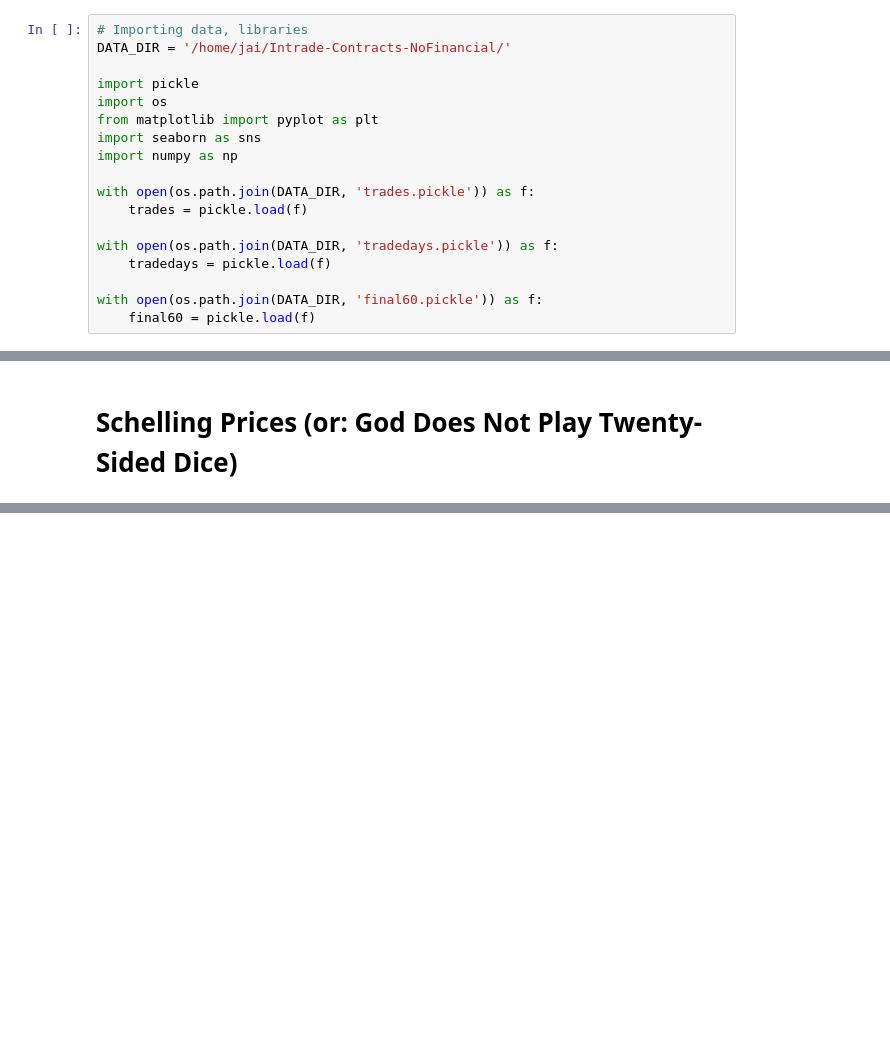
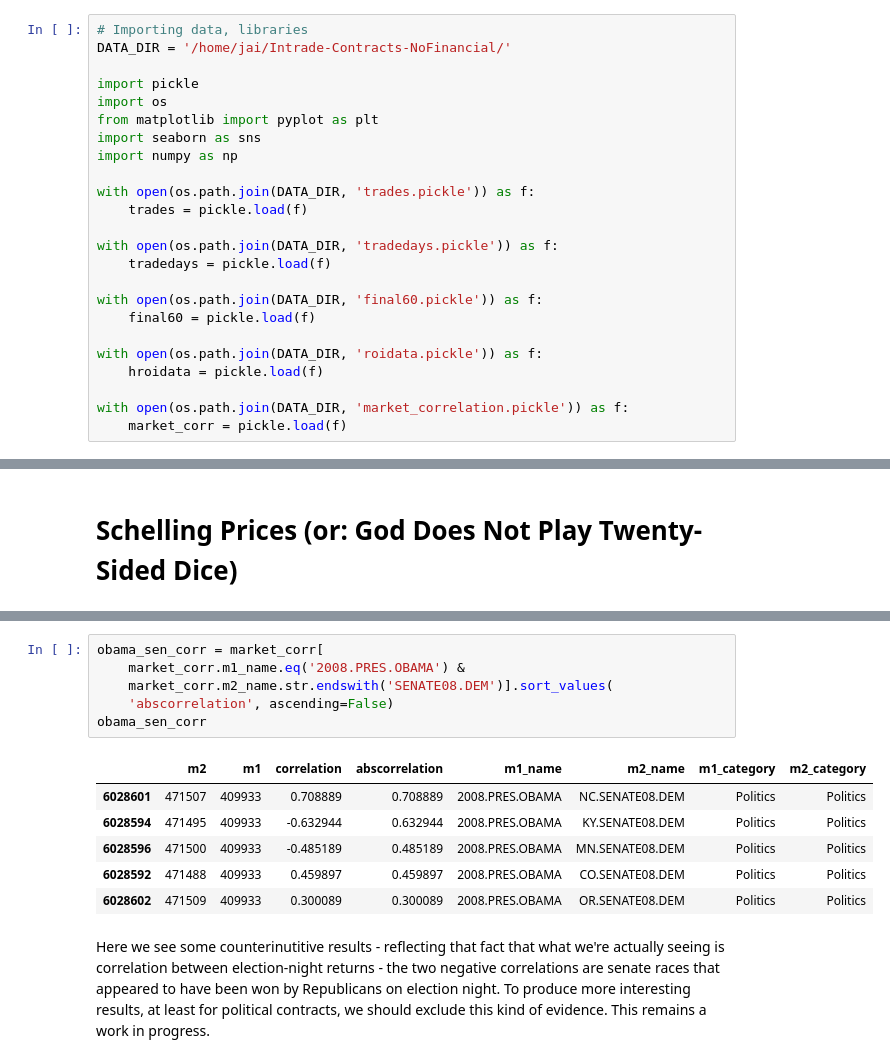
Before and after one commit to jaibot/IntradeAnalysis, a Jupyter notebook: intrade-highlights.ipynb, the cells around one changed output, grey strips where cells are left out. Cells and saved outputs as stored; diff of their text form; blank space fills up the shorter version.

```diff
--- a/intrade-highlights.ipynb
+++ b/intrade-highlights.ipynb
@@ -28,6 +28,12 @@ with open(os.path.join(DATA_DIR, 'tradedays.pickle')) as f:
 
 with open(os.path.join(DATA_DIR, 'final60.pickle')) as f:
     final60 = pickle.load(f)
+
+with open(os.path.join(DATA_DIR, 'roidata.pickle')) as f:
+    hroidata = pickle.load(f)
+
+with open(os.path.join(DATA_DIR, 'market_correlation.pickle')) as f:
+    market_corr = pickle.load(f)
 # %% [markdown]
 ## Example Markets: 2008 GOP Presidential Nomination
 
@@ -273,0 +343,15 @@ This suggests that Intrade's prevalence of round-numbered trading is a systemic
+# %%
+obama_sen_corr = market_corr[
+    market_corr.m1_name.eq('2008.PRES.OBAMA') &
+    market_corr.m2_name.str.endswith('SENATE08.DEM')].sort_values(
+    'abscorrelation', ascending=False)
+obama_sen_corr
+# %% [output]
+|  | m2 | m1 | correlation | abscorrelation | m1_name | m2_name | m1_category | m2_category |
+| 6028601 | 471507 | 409933 | 0.708889 | 0.708889 | 2008.PRES.OBAMA | NC.SENATE08.DEM | Politics | Politics |
+| 6028594 | 471495 | 409933 | -0.632944 | 0.632944 | 2008.PRES.OBAMA | KY.SENATE08.DEM | Politics | Politics |
+| 6028596 | 471500 | 409933 | -0.485189 | 0.485189 | 2008.PRES.OBAMA | MN.SENATE08.DEM | Politics | Politics |
+| 6028592 | 471488 | 409933 | 0.459897 | 0.459897 | 2008.PRES.OBAMA | CO.SENATE08.DEM | Politics | Politics |
+| 6028602 | 471509 | 409933 | 0.300089 | 0.300089 | 2008.PRES.OBAMA | OR.SENATE08.DEM | Politics | Politics |
+# %% [markdown]
+Here we see some counterinutitive results - reflecting that fact that what we're actually seeing is correlation between election-night returns - the two negative correlations are senate races that appeared to have been won by Republicans on election night. To produce more interesting results, at least for political contracts, we should exclude this kind of evidence. This remains a work in progress.
```
Also changed, not shown: parts of 12 cells of this notebook.
